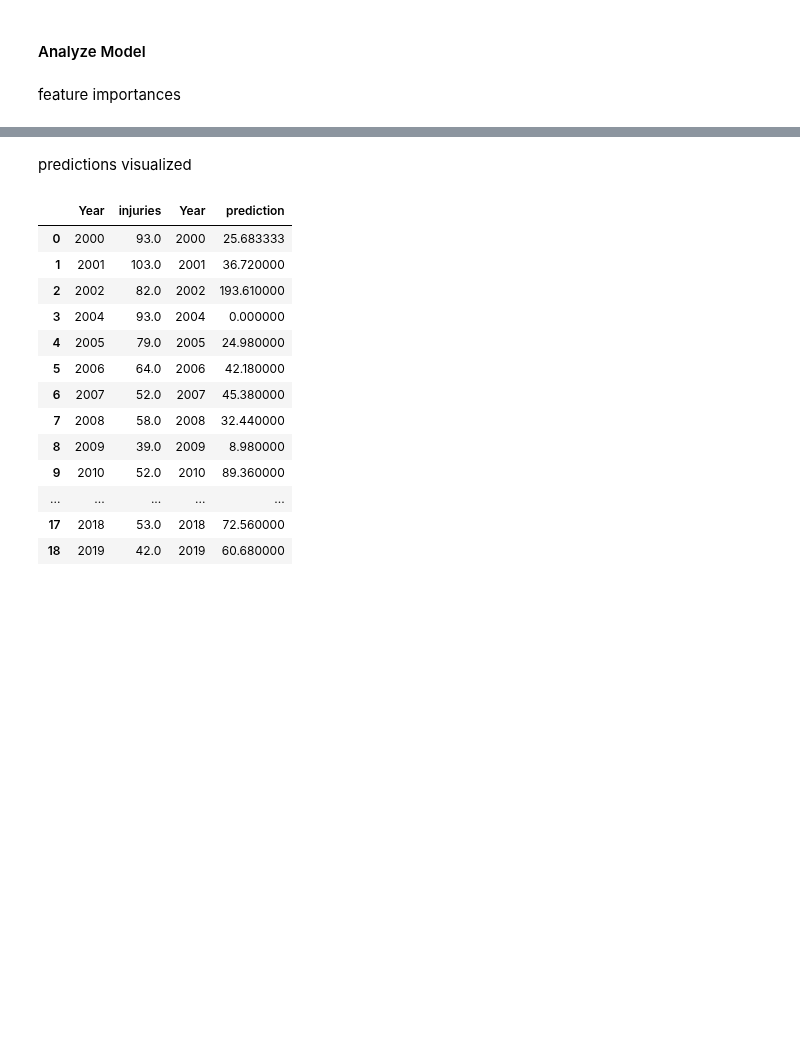
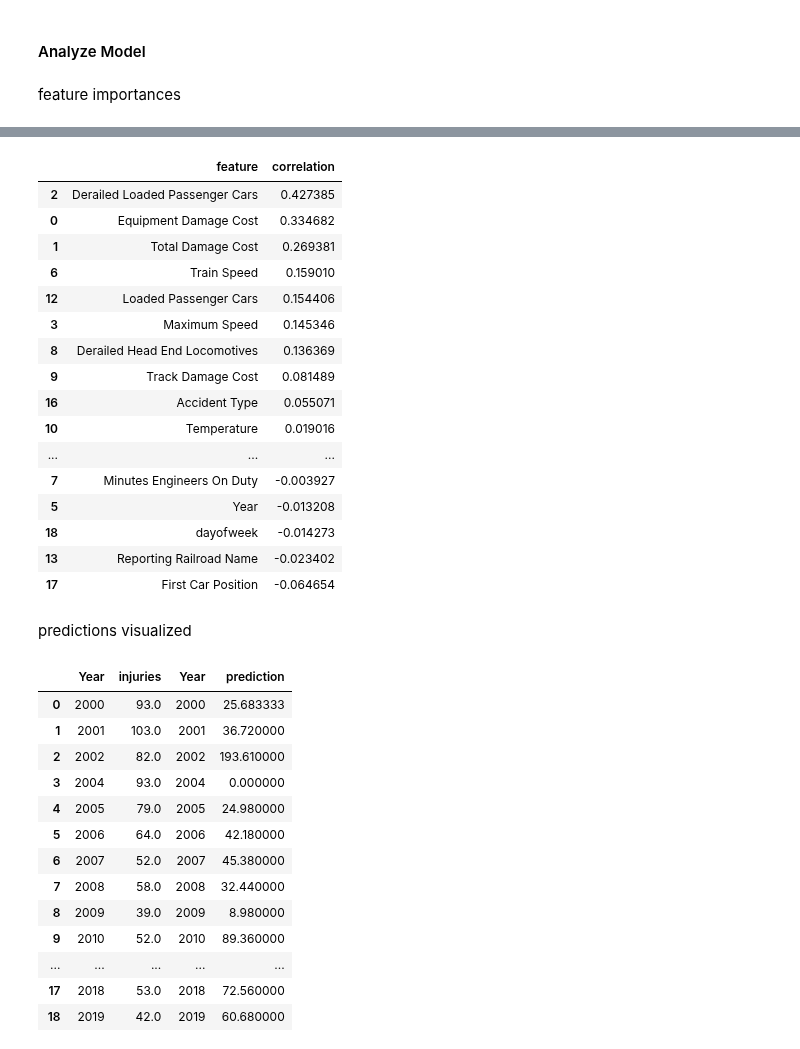
Before and after one commit to ndahlinuvm/Train-Derailment-287Project, a Jupyter notebook: rf-visuals.ipynb, the cells around one changed output, grey strips where cells are left out. Saved outputs shown, nothing was run; the diff lists cells and outputs as text; code cells hidden in the pictures; blank space fills up the shorter version.

```diff
--- a/rf-visuals.ipynb
+++ b/rf-visuals.ipynb
@@ -355,3 +387,27 @@ fig.show()
+# %%
+# correlation between each of the top 20 features and the target
+corr = pd.DataFrame({'feature':top_20.index, 'correlation':np.zeros(20)})
+corr['correlation'] = corr['feature'].apply(lambda x: np.corrcoef(X[x],y)[0,1])
+corr = corr.sort_values('correlation',ascending=False)
+corr
+# %% [output]
+|  | feature | correlation |
+| 2 | Derailed Loaded Passenger Cars | 0.427385 |
+| 0 | Equipment Damage Cost | 0.334682 |
+| 1 | Total Damage Cost | 0.269381 |
+| 6 | Train Speed | 0.159010 |
+| 12 | Loaded Passenger Cars | 0.154406 |
+| 3 | Maximum Speed | 0.145346 |
+| 8 | Derailed Head End Locomotives | 0.136369 |
+| 9 | Track Damage Cost | 0.081489 |
+| 16 | Accident Type | 0.055071 |
+| 10 | Temperature | 0.019016 |
+| ... | ... | ... |
+| 7 | Minutes Engineers On Duty | -0.003927 |
+| 5 | Year | -0.013208 |
+| 18 | dayofweek | -0.014273 |
+| 13 | Reporting Railroad Name | -0.023402 |
+| 17 | First Car Position | -0.064654 |
 # %% [markdown]
 predictions visualized
 # %%
```
Also changed, not shown: parts of 6 cells of this notebook, 1 other file.
